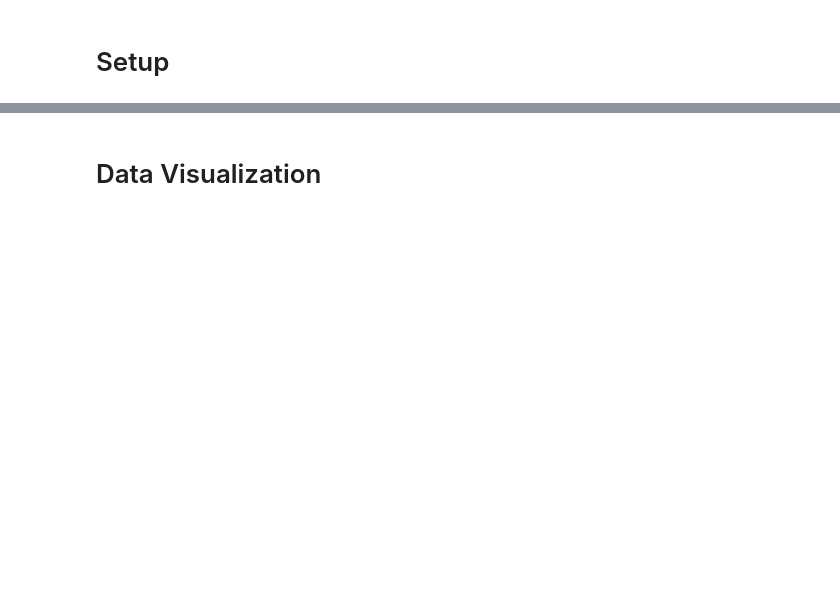
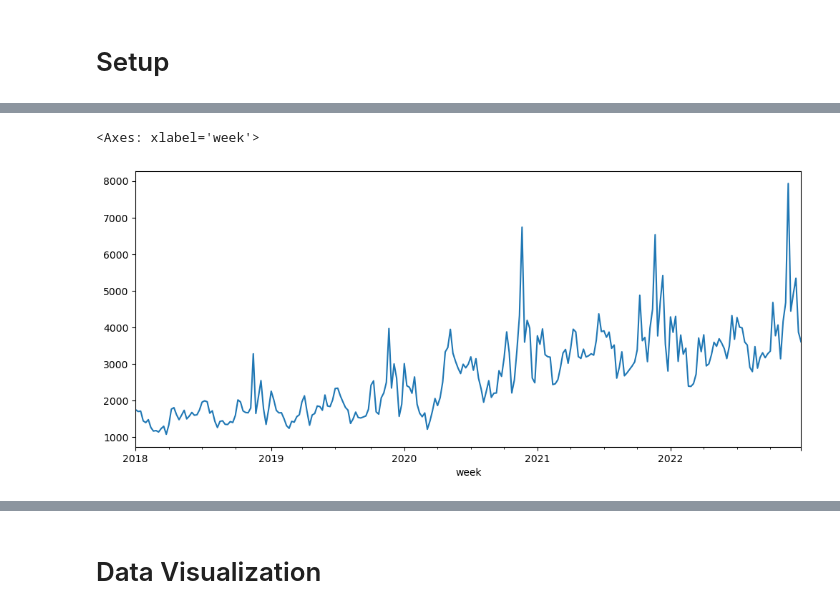
Before and after one commit to tzvikif/time_series_forcasting_udemy, a Jupyter notebook: Time_Series_Analysis/Time_Series_Analysis/Exponential_Smoothing_and_Holt_Winters/Useful_Code_Template.ipynb, the cells around one changed output, grey strips where cells are left out. Saved outputs shown, nothing was run; the diff lists cells and outputs as text; code cells hidden in the pictures; blank space fills up the shorter version.

```diff
--- a/Time_Series_Analysis/Time_Series_Analysis/Exponential_Smoothing_and_Holt_Winters/Useful_Code_Template.ipynb
+++ b/Time_Series_Analysis/Time_Series_Analysis/Exponential_Smoothing_and_Holt_Winters/Useful_Code_Template.ipynb
@@ -10,4 +11,4 @@ from sklearn.metrics import root_mean_squared_error, mean_absolute_error, mean_a
 # %%
 # Set the index when we import the data
-df = pd.read_csv("XXXXXXX.csv", index_col = "XXX", parse_dates=True)
+df = pd.read_csv("weekly_customer_complaints.csv", index_col = "week", parse_dates=True)
 df.head()
@@ -14,4 +23,5 @@ df.head()
 # %%
 # Change the name of the time series variable t y
-df = df.rename(columns = {"XXXXX": "y"})
+df = df.rename(columns = {"complaints": "y"})
+df['y'] = df['y'].str.replace(',', '').astype('int32')
 df.head()
@@ -18,2 +36,7 @@ df.head()
+# %%
+df['y'].plot(figsize=(12,5))
+# %% [output]
+<Axes: xlabel='week'>
+[figure, added]
 # %%
 # Change the frequency
```
Also changed, not shown: parts of 13 cells of this notebook, 1 other file.
